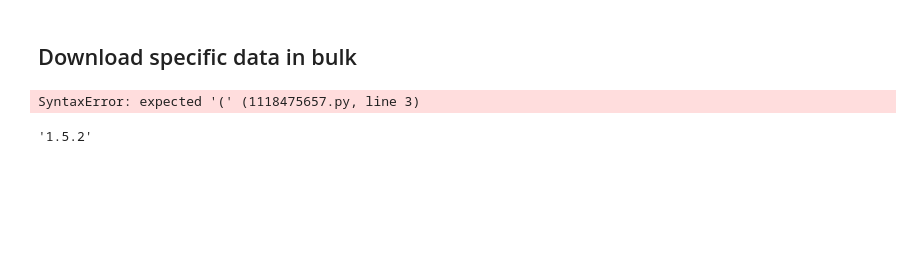
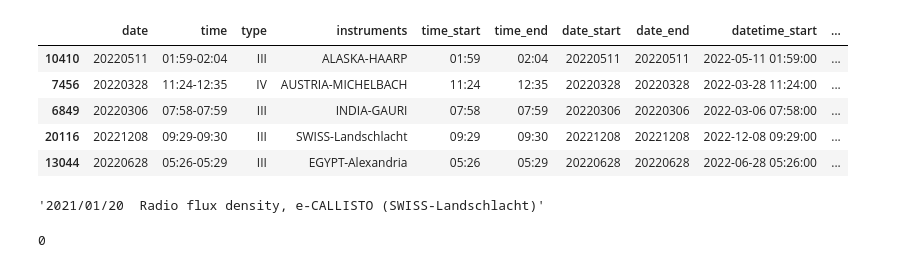
Before and after one commit to i4Ds/Radio-sunburst-labelcreation, a Jupyter notebook: data_creation.ipynb, the cells around one changed output. Cells and saved outputs as stored; diff of their text form; code cells hidden in the pictures; blank space fills up the shorter version.

```diff
--- a/data_creation.ipynb
+++ b/data_creation.ipynb
@@ -320,12 +0,0 @@ burst_list
-# %% [markdown]
-## Download specific data in bulk
-# %%
-IMAGE_FOLDER = 'images'
-
-def download_image
-# %% [output]
-SyntaxError: expected '(' (1118475657.py, line 3)
-# %%
-pd.__version__
-# %% [output]
-'1.5.2'
@@ -331,0 +11,10 @@ pd.__version__
+# %%
+burst_list = pd.read_excel('burst_list.xlsx')
+burst_list.sample(5)
+# %% [output]
+|  | date | time | type | instruments | time_start | time_end | date_start | date_end | datetime_start | ... |
+| 10410 | 20220511 | 01:59-02:04 | III | ALASKA-HAARP | 01:59 | 02:04 | 20220511 | 20220511 | 2022-05-11 01:59:00 | ... |
+| 7456 | 20220328 | 11:24-12:35 | IV | AUSTRIA-MICHELBACH | 11:24 | 12:35 | 20220328 | 20220328 | 2022-03-28 11:24:00 | ... |
+| 6849 | 20220306 | 07:58-07:59 | III | INDIA-GAURI | 07:58 | 07:59 | 20220306 | 20220306 | 2022-03-06 07:58:00 | ... |
+| 20116 | 20221208 | 09:29-09:30 | III | SWISS-Landschlacht | 09:29 | 09:30 | 20221208 | 20221208 | 2022-12-08 09:29:00 | ... |
+| 13044 | 20220628 | 05:26-05:29 | III | EGYPT-Alexandria | 05:26 | 05:29 | 20220628 | 20220628 | 2022-06-28 05:26:00 | ... |
@@ -331,0 +40,4 @@ pd.__version__
+# %%
+spec.content
+# %% [output]
+'2021/01/20  Radio flux density, e-CALLISTO (SWISS-Landschlacht)'
@@ -331,0 +46,4 @@ pd.__version__
+# %%
+spec.attrs['sunflare_level']
+# %% [output]
+0
```
Also changed, not shown: parts of 53 cells of this notebook, 29 other files.
